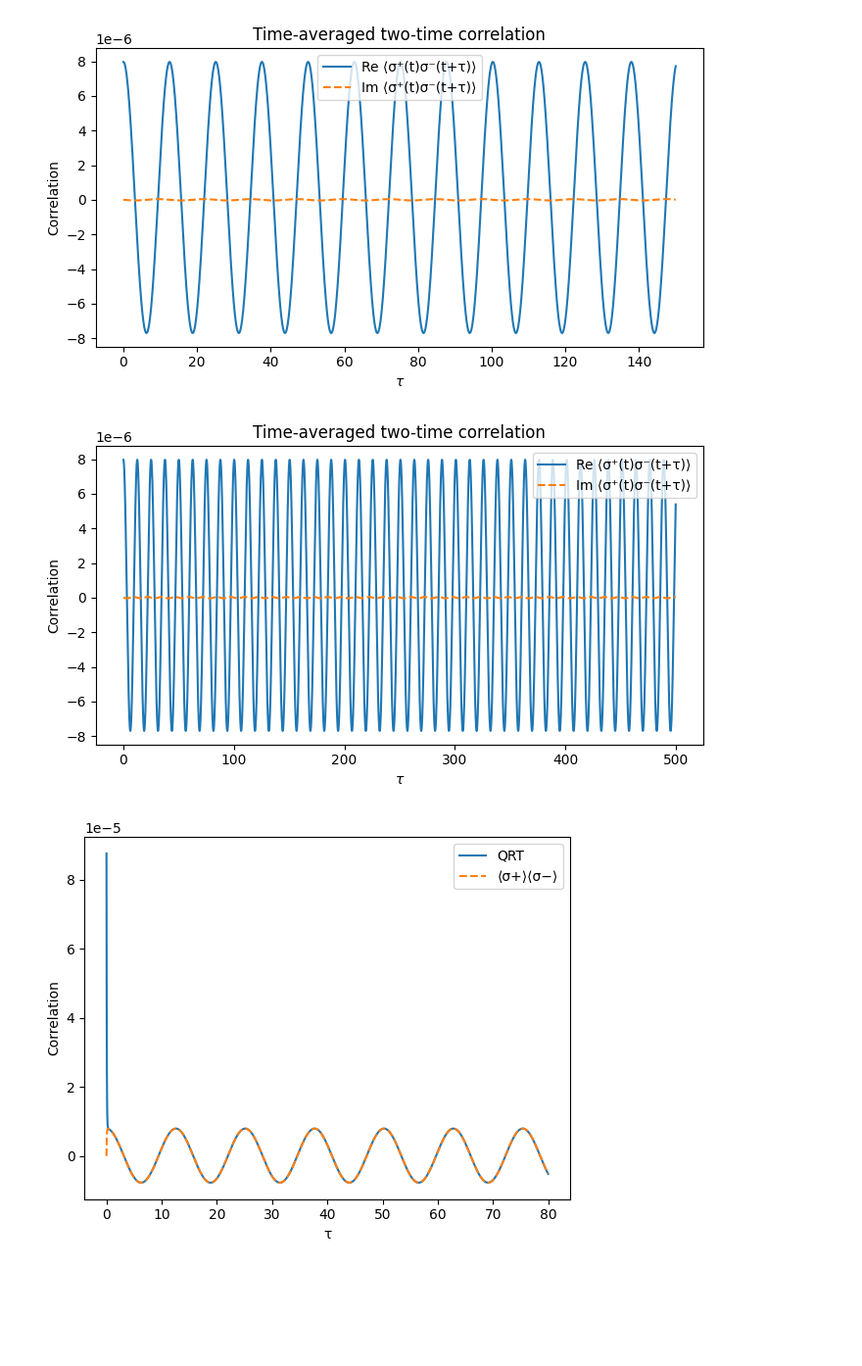
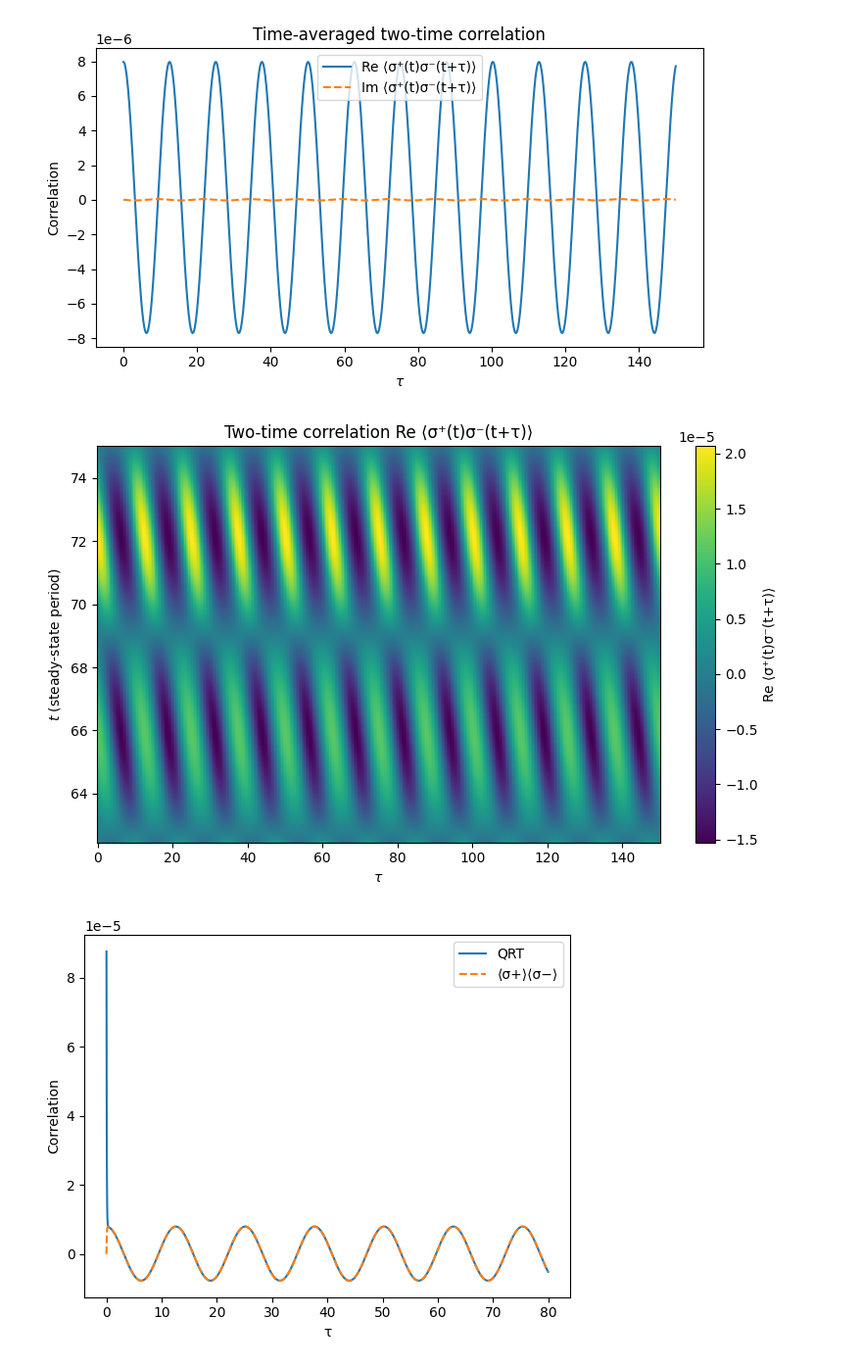
Before and after one commit to ALESSANDRIAZ/UTS_code.examples, a Jupyter notebook: COrrelations (2).ipynb, the cells around one changed output. Shown at 98% size. Drawn from its saved outputs; the diff is of its cells as text; code cells hidden in the pictures; blank space fills up the shorter version.

```diff
--- a/COrrelations (2).ipynb
+++ b/COrrelations (2).ipynb
@@ -252,9 +128,8 @@ import numpy as np
 from scipy.integrate import solve_ivp
 import matplotlib.pyplot as plt
 
-#Parameters
 tau_decay = 0.05
-k = np.pi / 2
+k = np.pi / 2  # Fixed momentum k
 A0 = 0.2
 omega = 0.501
 
@@ -297,7 +172,7 @@ def odes_real(t, y):
     dydt = B_matrix(t) @ y_c + b1
     return np.concatenate([dydt.real, dydt.imag])
 
-#steady state ⟨σ⟩
+#Steady state ⟨σ⟩
 c0 = np.array([0.0, 0.0, -1.0], dtype=complex)
 y0 = np.concatenate([c0.real, c0.imag])
 
@@ -315,7 +190,7 @@ sigma_p = c[1]
 sigma_z = c[2]
 t = sol.t
 
-#keep one steady-state period
+#Keep one steady-state period
 T_drive = 2*np.pi / omega
 t0 = T - T_drive
 mask_t = t >= t0
@@ -323,54 +198,48 @@ mask_t = t >= t0
 t_vals = t[mask_t]
 sigma_p_vals = sigma_p[mask_t]
 sigma_z_vals = sigma_z[mask_t]
 
 #evolve in τ
-tau_max = 500
-tau_eval = np.linspace(0, tau_max, 11300)
+tau_max = 150
+tau_eval = np.linspace(0, tau_max, 400)
 
-C_tau = []
+#initialize 2D correlation array
+C_matrix = np.zeros((len(t_vals), len(tau_eval)), dtype=complex)
 
-for ti, sp, sz in zip(t_vals, sigma_p_vals, sigma_z_vals):
+for i, (ti, sp, sz) in enumerate(zip(t_vals, sigma_p_vals, sigma_z_vals)):
 
-    # modified initial condition at τ=0
+    #two-time correlation initial condition
     C0 = np.array([
-        0.5 * (1 + sz),   # <σ+σ->
-        0.0,              # <σ+σ+>
+        0.5 * (1 + sz),  # <σ+σ->
+        0.0,             # <σ+σ+>
         -sp               # <σ+σz>
     ], dtype=complex)
 
     y0_tau = np.concatenate([C0.real, C0.imag])
 
     def corr_odes(tau, y):
         y_c = y[:3] + 1j*y[3:]
         dydt = B_matrix(ti + tau) @ y_c + np.array([0, 0, -2/tau_decay * sp])
         return np.concatenate([dydt.real, dydt.imag])
 
     sol_tau = solve_ivp(
         corr_odes, [0, tau_max], y0_tau,
         t_eval=tau_eval, rtol=1e-8, atol=1e-11
     )
 
     C = sol_tau.y[:3] + 1j*sol_tau.y[3:]
-    C_tau.append(C[0])   # <σ+(t) σ-(t+τ)>
+    C_matrix[i, :] = C[0]  # store <σ+(t) σ-(t+τ)>
 
-C_tau = np.array(C_tau)
-
-#time-averaged correlation
-C_avg = np.mean(C_tau, axis=0)
-
-# Plot result
-plt.figure(figsize=(7,4))
-plt.plot(tau_eval, C_avg.real, label='Re ⟨σ⁺(t)σ⁻(t+τ)⟩')
-plt.plot(tau_eval, C_avg.imag, '--', label='Im ⟨σ⁺(t)σ⁻(t+τ)⟩')
+plt.figure(figsize=(8,5))
+plt.pcolormesh(tau_eval, t_vals, C_matrix.real, shading='auto', cmap='viridis')
+plt.colorbar(label='Re ⟨σ⁺(t)σ⁻(t+τ)⟩')
 plt.xlabel(r'$\tau$')
-plt.ylabel('Correlation')
-plt.title('Time-averaged two-time correlation')
-plt.legend()
+plt.ylabel(r'$t$ (steady-state period)')
+plt.title('Two-time correlation Re ⟨σ⁺(t)σ⁻(t+τ)⟩')
 plt.tight_layout()
 plt.show()
 # %% [output]
-[figure, old version]
+[figure, new version]
 # %%
 import numpy as np
 from scipy.integrate import solve_ivp
```
Also changed, not shown: parts of 1 cell of this notebook.
